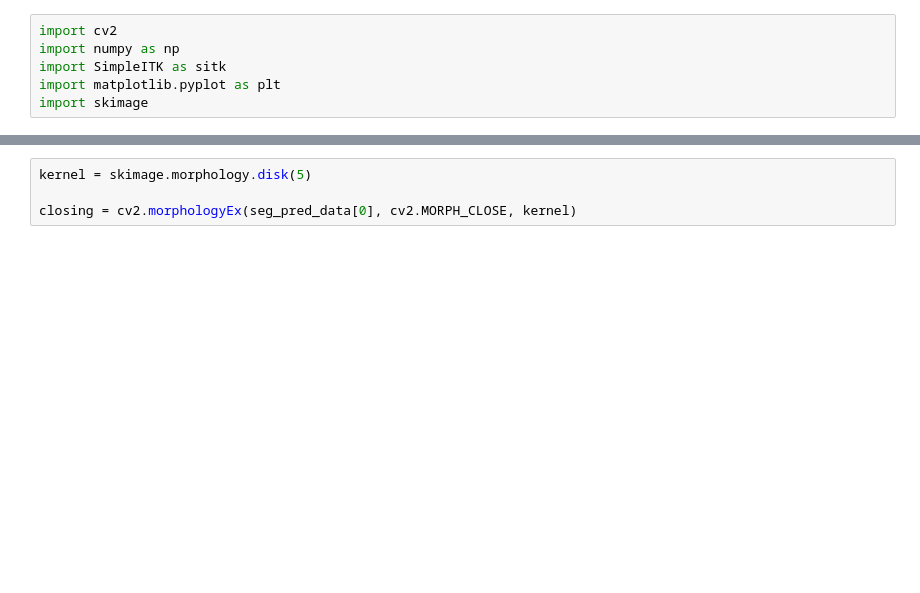
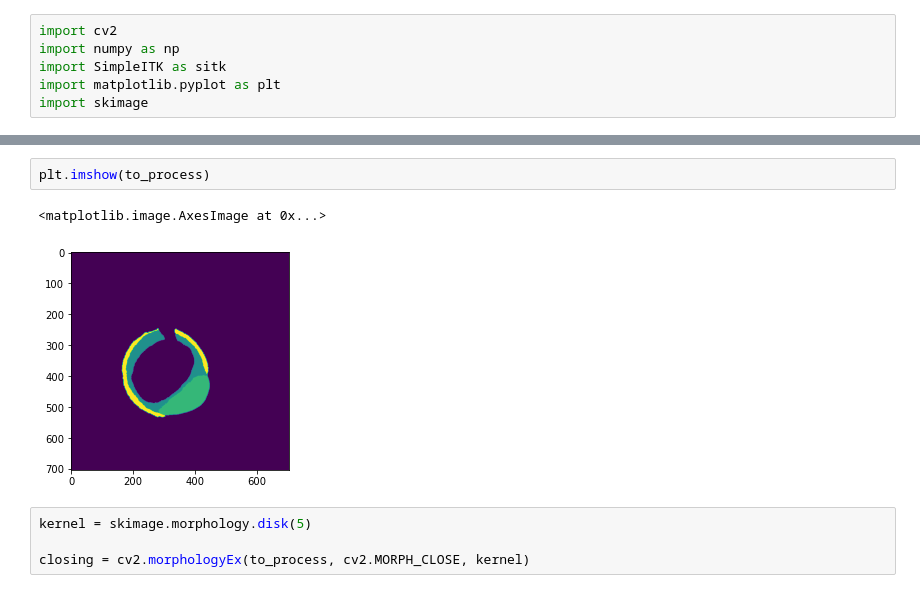
Before and after one commit to Gonzalo2408/CardiacOCT-project, a Jupyter notebook: code/others/connected_components.ipynb, the cells around one changed output, grey strips where cells are left out. Drawn from its saved outputs; the diff is of its cells as text; blank space fills up the shorter version.

```diff
--- a/code/others/connected_components.ipynb
+++ b/code/others/connected_components.ipynb
@@ -21,7 +44,12 @@ axes[1].imshow(seg_pred_data[0])
+# %%
+plt.imshow(to_process)
+# %% [output]
+<matplotlib.image.AxesImage at 0x...>
+[figure, added]
 # %%
 kernel = skimage.morphology.disk(5)
 
-closing = cv2.morphologyEx(seg_pred_data[0], cv2.MORPH_CLOSE, kernel)
+closing = cv2.morphologyEx(to_process, cv2.MORPH_CLOSE, kernel)
 # %%
 fig, axes = plt.subplots(1,2, figsize=(20,20))
 
```
Also changed, not shown: parts of 4 cells of this notebook, 22 other files.
